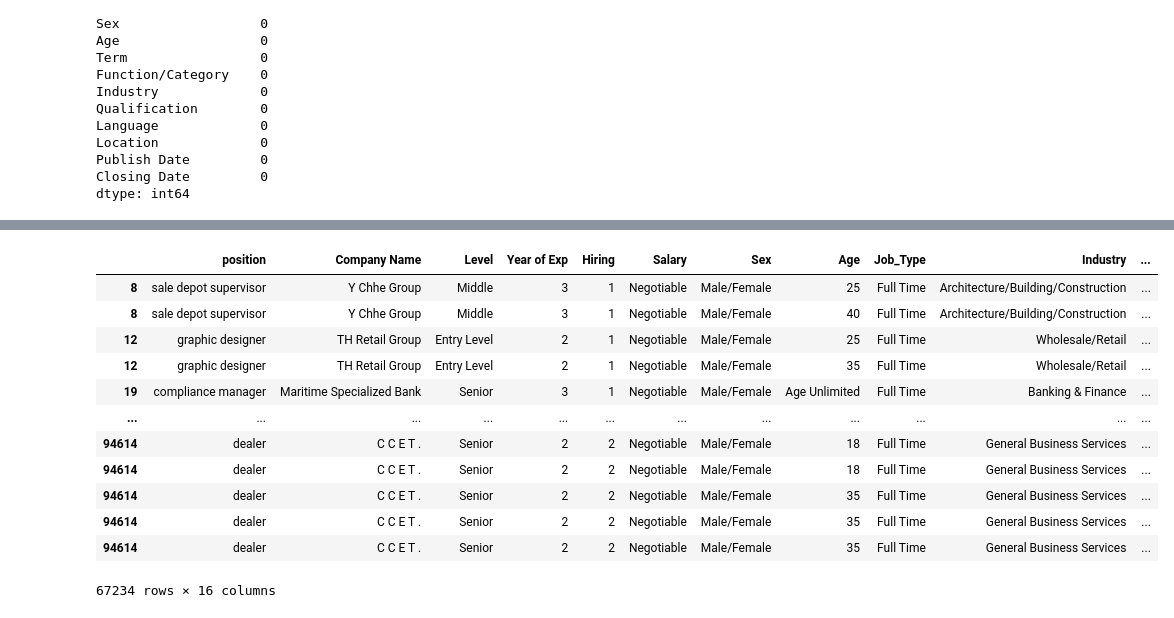
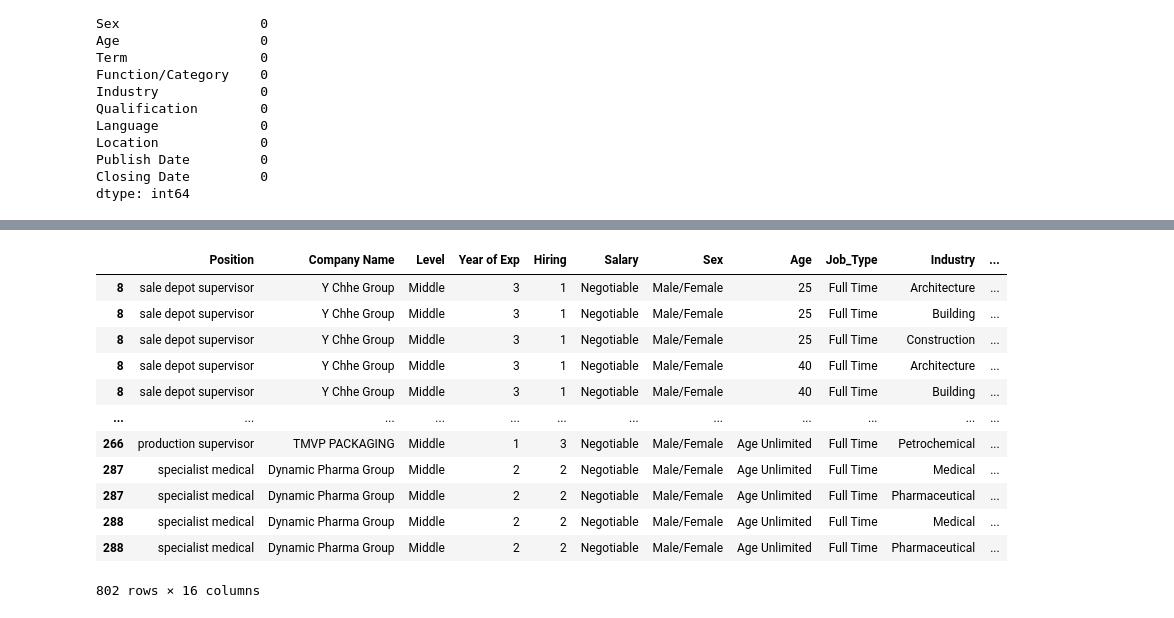
Before and after one commit to StudentChanna/Job-Vis-2023-2024, a Jupyter notebook: Script/data_preprocessing.ipynb, the cells around one changed output, grey strips where cells are left out. Cells and saved outputs as stored; diff of their text form; code cells hidden in the pictures.

```diff
--- a/Script/data_preprocessing.ipynb
+++ b/Script/data_preprocessing.ipynb
@@ -414,8 +415,9 @@ def date_reformat (date_column):
-# %%
-# Clean 'Publish Date' column
-my_column1 = 'Publish Date'
-eng_detect['Publish Date'] = date_reformat(my_column1)
-
-# Clean 'Qualification' column
-my_column1 = 'Closing Date'
-eng_detect['Closing Date'] = date_reformat(my_column1)
+# %%
+#Cleaning and Refomating Date of publishing and closing date
+# Columns to reformat as datetime:
+date_columns = ['Publish Date', 'Closing Date']
+
+# Reformat dates in a single line:
+for col in date_columns:
+    eng_detect[col] = pd.to_datetime(eng_detect[col], errors='coerce')
+eng_detect.info()
@@ -422,7 +442,8 @@ eng_detect['Closing Date'] = date_reformat(my_column1)
 # %%
 # Display the cleaned data as a table
-new_table = eng_detect[['position','Company Name', 'Level', 'Year of Exp', 'Hiring', 'Salary',
+new_table= eng_detect[['Position','Company Name', 'Level', 'Year of Exp', 'Hiring', 'Salary',
        'Sex', 'Age', 'Job_Type','Industry','Job_Categories','Qualification','Language','Location','Publish Date','Closing Date']]
+
 display(new_table)
 # new_table = pd.DataFrame(new_table)
 # %% [output]
@@ -484,8 +505,9 @@ Publish Date      0
 Closing Date      0
 dtype: int64
 # %%
-#creat Dataframe
+#create Dataframe
 data_to_split = pd.DataFrame(new_table_unique_data)
+
 
 # Split 'Location' column into a list and and Convert list into multiple rows
 data_to_split['Location'] = data_to_split['Location'].str.split('，')
@@ -494,35 +516,44 @@ location_split = data_to_split.explode('Location')
 # Split 'Language' column into a list and and Convert list into multiple rows
 location_split['Age'] = location_split['Age'].str.split('~')
 age_split = location_split.explode('Age')
+
+# Split 'Language' column into a list and and Convert list into multiple rows
+age_split['Language'] = age_split['Language'].str.split(' ')
+language_split = age_split.explode('Language')
+
+# Split 'Language' column into a list and and Convert list into multiple rows
+language_split['Industry'] = language_split['Industry'].str.split('/')
+industry_split = language_split.explode('Industry')
+
+# Split 'Language' column into a list and and Convert list into multiple rows
+industry_split['Job_Categories'] = industry_split['Job_Categories'].str.split('/')
+result_split = industry_split.explode('Job_Categories')
 # %%
-# Split 'Language' column into a list and and Convert list into multiple rows
-age_split['Language'] = age_split['Language'].str.split(' ')
-result_split = age_split.explode('Language')
 
 def extract_chinese(text):
     if text == "ChineseMandarin":
         return "Chinese"
     else:
         return text
 
 # Apply the function to the "language" column
 result_split['Language'] = result_split['Language'].apply(extract_chinese)
 
 display(result_split)
 # %% [output]
-|  | position | Company Name | Level | Year of Exp | Hiring | Salary | Sex | Age | Job_Type | Industry | ... |
-| 8 | sale depot supervisor | Y Chhe Group | Middle | 3 | 1 | Negotiable | Male/Female | 25 | Full Time | Architecture/Building/Construction | ... |
-| 8 | sale depot supervisor | Y Chhe Group | Middle | 3 | 1 | Negotiable | Male/Female | 40 | Full Time | Architecture/Building/Construction | ... |
-| 12 | graphic designer | TH Retail Group | Entry Level | 2 | 1 | Negotiable | Male/Female | 25 | Full Time | Wholesale/Retail | ... |
-| 12 | graphic designer | TH Retail Group | Entry Level | 2 | 1 | Negotiable | Male/Female | 35 | Full Time | Wholesale/Retail | ... |
-| 19 | compliance manager | Maritime Specialized Bank | Senior | 3 | 1 | Negotiable | Male/Female | Age Unlimited | Full Time | Banking & Finance | ... |
+|  | Position | Company Name | Level | Year of Exp | Hiring | Salary | Sex | Age | Job_Type | Industry | ... |
+| 8 | sale depot supervisor | Y Chhe Group | Middle | 3 | 1 | Negotiable | Male/Female | 25 | Full Time | Architecture | ... |
+| 8 | sale depot supervisor | Y Chhe Group | Middle | 3 | 1 | Negotiable | Male/Female | 25 | Full Time | Building | ... |
+| 8 | sale depot supervisor | Y Chhe Group | Middle | 3 | 1 | Negotiable | Male/Female | 25 | Full Time | Construction | ... |
+| 8 | sale depot supervisor | Y Chhe Group | Middle | 3 | 1 | Negotiable | Male/Female | 40 | Full Time | Architecture | ... |
+| 8 | sale depot supervisor | Y Chhe Group | Middle | 3 | 1 | Negotiable | Male/Female | 40 | Full Time | Building | ... |
 | ... | ... | ... | ... | ... | ... | ... | ... | ... | ... | ... | ... |
-| 94614 | dealer | C C E T . | Senior | 2 | 2 | Negotiable | Male/Female | 18 | Full Time | General Business Services | ... |
-| 94614 | dealer | C C E T . | Senior | 2 | 2 | Negotiable | Male/Female | 18 | Full Time | General Business Services | ... |
-| 94614 | dealer | C C E T . | Senior | 2 | 2 | Negotiable | Male/Female | 35 | Full Time | General Business Services | ... |
-| 94614 | dealer | C C E T . | Senior | 2 | 2 | Negotiable | Male/Female | 35 | Full Time | General Business Services | ... |
-| 94614 | dealer | C C E T . | Senior | 2 | 2 | Negotiable | Male/Female | 35 | Full Time | General Business Services | ... |
+| 266 | production supervisor | TMVP PACKAGING | Middle | 1 | 3 | Negotiable | Male/Female | Age Unlimited | Full Time | Petrochemical | ... |
+| 287 | specialist medical | Dynamic Pharma Group | Middle | 2 | 2 | Negotiable | Male/Female | Age Unlimited | Full Time | Medical | ... |
+| 287 | specialist medical | Dynamic Pharma Group | Middle | 2 | 2 | Negotiable | Male/Female | Age Unlimited | Full Time | Pharmaceutical | ... |
+| 288 | specialist medical | Dynamic Pharma Group | Middle | 2 | 2 | Negotiable | Male/Female | Age Unlimited | Full Time | Medical | ... |
+| 288 | specialist medical | Dynamic Pharma Group | Middle | 2 | 2 | Negotiable | Male/Female | Age Unlimited | Full Time | Pharmaceutical | ... |
-67234 rows × 16 columns
+802 rows × 16 columns
 # %%
 # Replace Age Unlimited by Undefined
 result_split['Age'].replace('Age Unlimited','Undefined', inplace=True)
```
Also changed, not shown: parts of 17 cells of this notebook.
